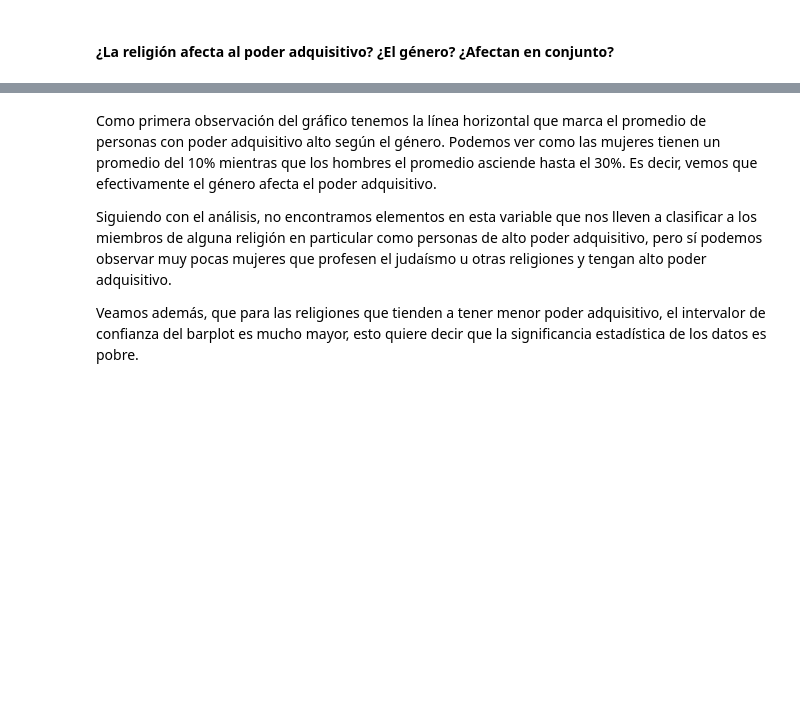
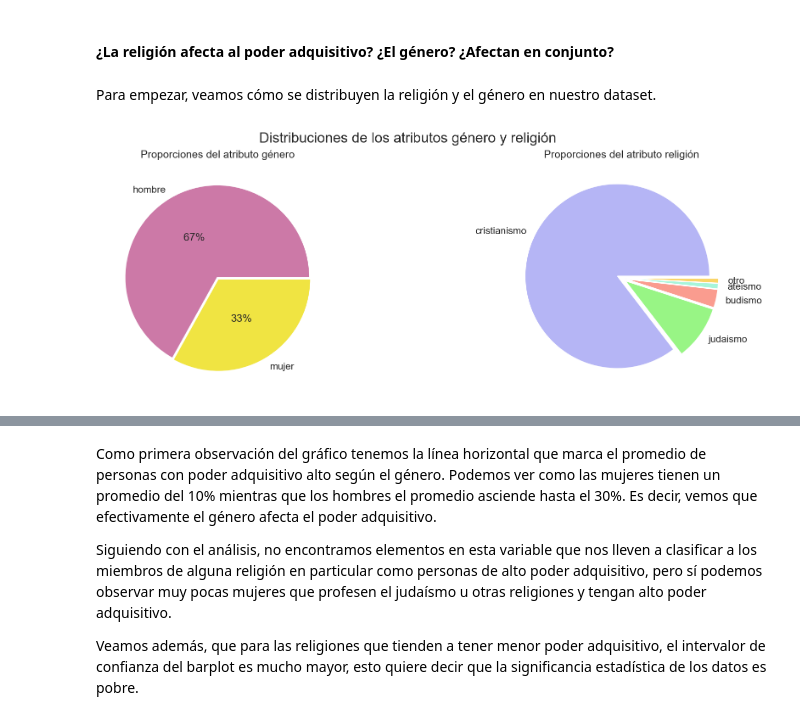
Before and after one commit to ncontinanza/tp-datos-1c2021-de-angelis-riva-continanza, a Jupyter notebook: Trabajo práctico N°1.ipynb, the cells around one changed output, grey strips where cells are left out. Saved outputs shown, nothing was run; the diff lists cells and outputs as text; code cells hidden in the pictures; blank space fills up the shorter version.

```diff
--- a/Trabajo práctico N°1.ipynb
+++ b/Trabajo práctico N°1.ipynb
@@ -625,6 +673,40 @@ Pudimos notar que efectivamente, las personas que tienen hijos tienden fuertemen
 Podríamos argumentar que esto se debe a los gastos en manutención. Mientras que por contraparte los casados (que no tienen hijos) serán dos personas cuyos sueldos podrían incluso compartir sin necesidad de mantener un tercero (o más).
 # %% [markdown]
 #### ¿La religión afecta al poder adquisitivo? ¿El género? ¿Afectan en conjunto?
+# %% [markdown]
+Para empezar, veamos cómo se distribuyen la religión y el género en nuestro dataset.
+# %%
+df_tmp = df[['genero', 'religion']].copy()
+fig, (ax1, ax2) = plt.subplots(nrows=1, ncols=2, dpi=150, figsize=(7.5 * 2, 4.8))
+
+color_crist = '#B5B5F5'
+color_jud = '#98F585'
+color_bud = '#FA9C8F'
+color_ateo = '#A7F5DA'
+color_otro = '#FAD566'
+
+ax1.pie(
+    x=df_tmp['genero'].value_counts(),
+    explode=[0.01]*len(df_tmp['genero'].value_counts()),
+    labels=df_tmp['genero'].value_counts().keys(),
+    pctdistance=0.5,
+    autopct='%1.0f%%',
+    colors = ['#cc79a7', '#f0e442']
+)
+ax1.set_title("Proporciones del atributo género");
+ax2.pie(
+    x=df_tmp['religion'].value_counts(),
+    explode=[0.05]*len(df_tmp['religion'].value_counts()),
+    labels=df_tmp['religion'].value_counts().keys(),
+    pctdistance=0.5,
+    colors = [color_crist, color_jud, color_bud, color_ateo, color_otro]
+)
+
+ax2.set_title('Proporciones del atributo religión')
+fig.suptitle('Distribuciones de los atributos género y religión', fontsize=16)
+plt.show()
+# %% [output]
+[figure, added]
 # %%
 fig, (ax1, ax2) = plt.subplots(nrows=1, ncols=2, dpi=150, figsize=(7.5*2, 4.8), sharey=True)
 df_tmp_h = df[df['genero'] == 'hombre']
```
Also changed, not shown: parts of 27 cells of this notebook.
